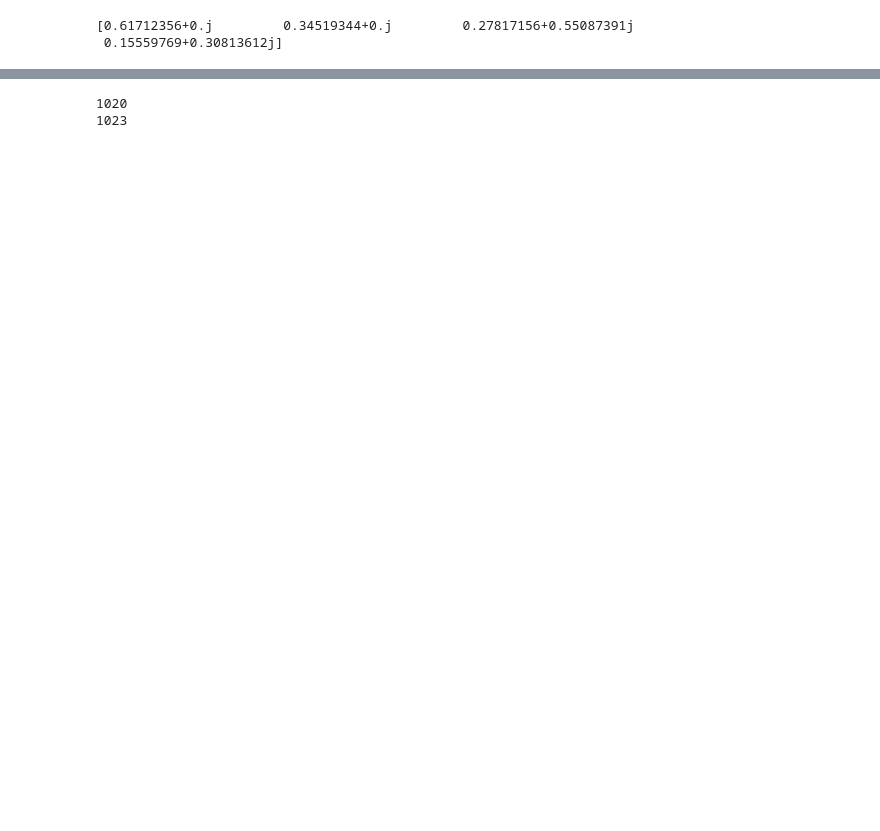
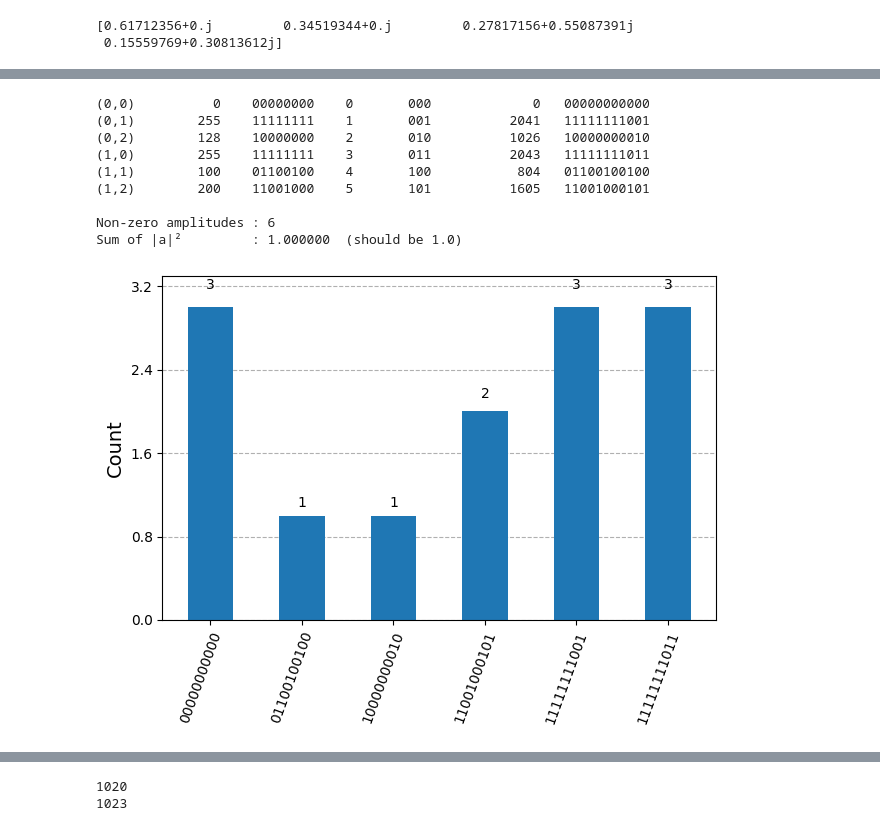
Before and after one commit to el-dAna/QIP, a Jupyter notebook: QPIE.ipynb, the cells around one changed output, grey strips where cells are left out. Cells and saved outputs as stored; diff of their text form; code cells hidden in the pictures; blank space fills up the shorter version.

```diff
--- a/QPIE.ipynb
+++ b/QPIE.ipynb
@@ -365,0 +406,66 @@ Original Image:
+# %%
+# NEQR: 2×3 image with intensities [0, 255, 128, 255, 100, 200]
+import numpy as np
+from qiskit import QuantumCircuit
+from qiskit.quantum_info import Statevector
+from qiskit_aer import AerSimulator
+
+img = np.array([[0, 255, 128],
+                [255, 100, 200]])
+rows, cols = img.shape          # 2, 3
+n_pixels   = rows * cols        # 6
+
+# Position qubits: ceil(log2(6)) = 3
+# Intensity qubits: 8
+# Total: 11 qubits  →  2^11 = 2048 states
+n_pos       = int(np.ceil(np.log2(n_pixels)))   # 3
+n_int       = 8
+n_qubits    = n_pos + n_int                      # 11
+pos_mask    = (1 << n_pos) - 1                   # 0b111
+
+amplitude   = 1 / np.sqrt(n_pixels)             # 1/√6
+state_vector = np.zeros(2**n_qubits, dtype=complex)
+
+# print(f"Image shape   : {img.shape}")
+# print(f"Pixels        : {n_pixels}")
+# print(f"Position qubits: {n_pos}  (handles indices 0–{2**n_pos - 1}, using 0–{n_pixels-1})")
+# print(f"Intensity qubits: {n_int}")
+# print(f"Total qubits  : {n_qubits}  →  {2**n_qubits} basis states")
+# print(f"Amplitude     : 1/√{n_pixels} ≈ {amplitude:.6f}")
+# print(f"\n{'Pixel':10s} {'I':>5s} {'binary I':>10s} {'p':>3s} {'binary p':>8s} {'state_index':>12s} {'11-bit':>12s}")
+# print("-" * 70)
+
+for r in range(rows):
+    for c in range(cols):
+        I = img[r, c]
+        p = r * cols + c                         # flat position index
+        state_index = (I << n_pos) | p           # pack: intensity in upper bits, p in lower
+        state_vector[state_index] = amplitude
+        print(f"({r},{c})      {I:>5d}  {format(I,'08b'):>10s}  {p:>3d}  {format(p,f'0{n_pos}b'):>8s}  {state_index:>12d}  {format(state_index, f'0{n_qubits}b'):>12s}")
+
+# Verify normalisation
+norm_sq = np.sum(np.abs(state_vector)**2)
+print(f"\nNon-zero amplitudes : {np.count_nonzero(state_vector)}")
+print(f"Sum of |a|²         : {norm_sq:.6f}  (should be 1.0)")
+
+# Build and run circuit
+qc = QuantumCircuit(n_qubits)
+qc.initialize(state_vector, range(n_qubits))
+qc.measure_all()
+
+sim    = AerSimulator()
+counts_neqr = sim.run(qc, shots=13).result().get_counts()
+
+# Plot histogram
+plot_histogram(counts_neqr)
+# %% [output]
+(0,0)          0    00000000    0       000             0   00000000000
+(0,1)        255    11111111    1       001          2041   11111111001
+(0,2)        128    10000000    2       010          1026   10000000010
+(1,0)        255    11111111    3       011          2043   11111111011
+(1,1)        100    01100100    4       100           804   01100100100
+(1,2)        200    11001000    5       101          1605   11001000101
+
+Non-zero amplitudes : 6
+Sum of |a|²         : 1.000000  (should be 1.0)
+[figure, added]
```
Also changed, not shown: parts of 41 cells of this notebook.
